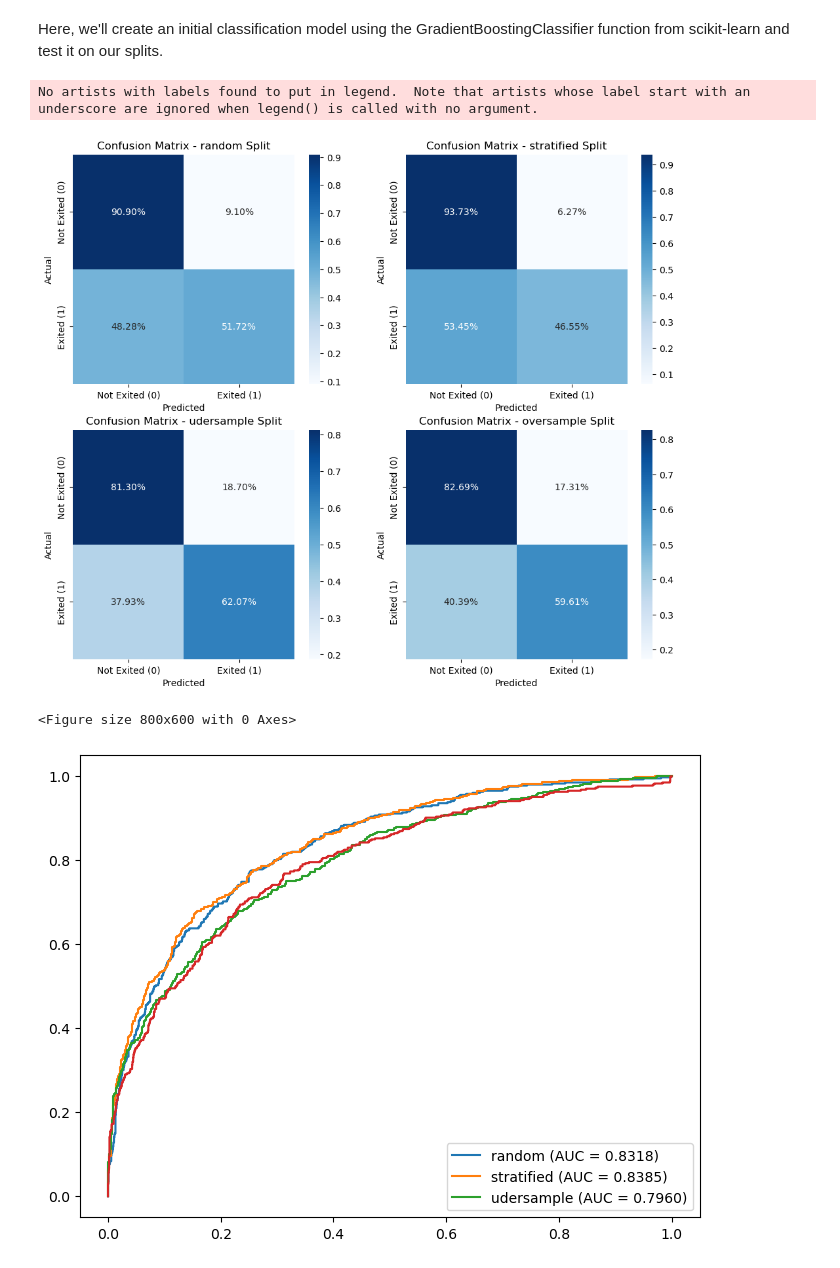
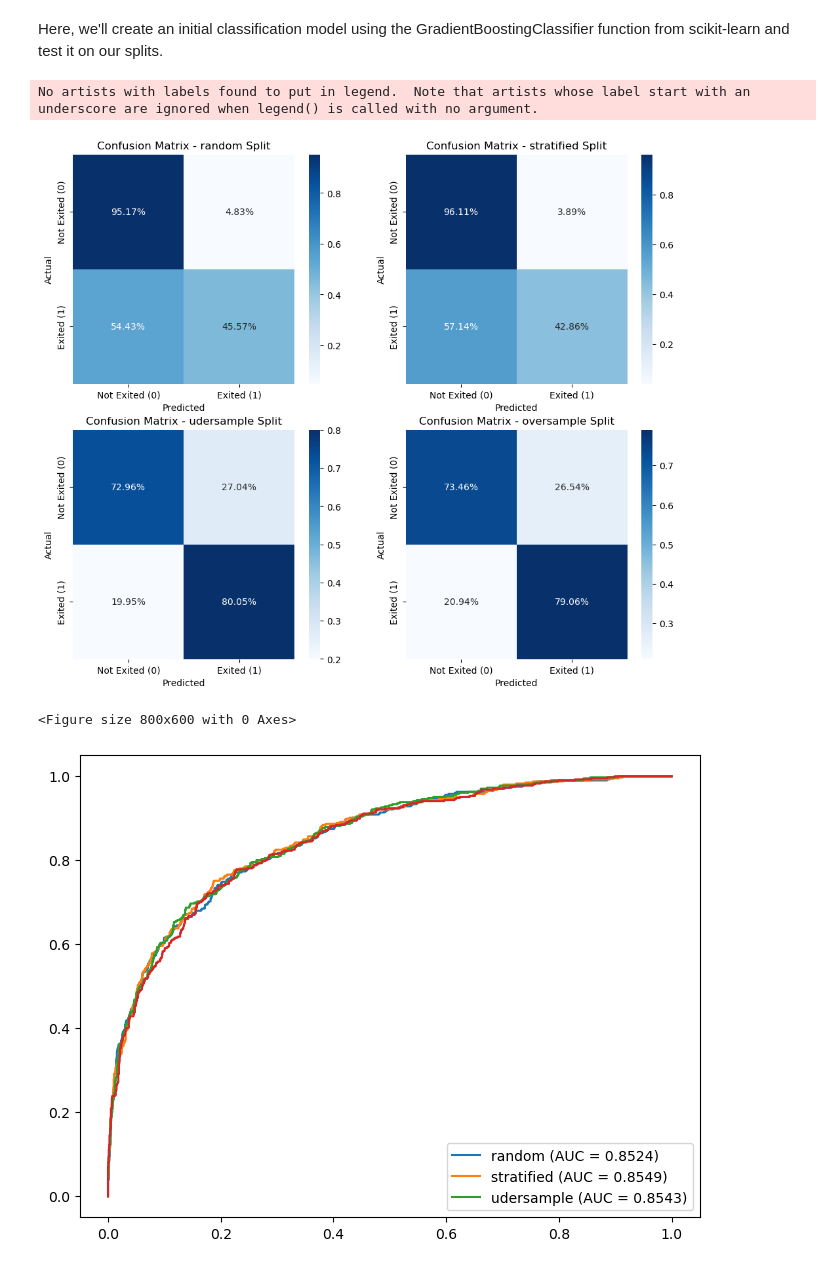
Before and after one commit to djjjones6/Group_Assessment_1, a Jupyter notebook: DaveJ/Gradient Boosting.ipynb, the cells around one changed output. Drawn from its saved outputs; the diff is of its cells as text; code cells hidden in the pictures.

```diff
--- a/DaveJ/Gradient Boosting.ipynb
+++ b/DaveJ/Gradient Boosting.ipynb
@@ -50,7 +50,7 @@ Here, we'll create an initial classification model using the GradientBoostingCla
 # %%
 #We now need to create our Gradient Boosting Classification model
 
-gb_model = GradientBoostingClassifier(n_estimators=100, learning_rate=0.5, max_features=2, max_depth=2, random_state=0)
+gb_model = GradientBoostingClassifier(n_estimators=100, learning_rate=0.1, max_features=2, max_depth=2, random_state=0)
 
 #Create somewhere to store the performance metrics
 performance ={}
@@ -107,33 +107,33 @@ for idx, split in enumerate(split_data):
     fpr, tpr, _ = roc_curve(y_test_raw, y_test_pred_prob)
     roc_auc = roc_auc_score(y_test_raw, y_test_pred_prob)
     plt.legend(loc="lower right")
     plt.plot(fpr, tpr, label=f'{split} (AUC = {roc_auc:.4f})')
 
 
     #Define performance metrics
     performance[split] = {
         'val_accuracy': val_accuracy,
         'test_accuracy': test_accuracy,
          'test_precision_1': precision,
         'test_recall_1': recall,
         'test_f1_score_1': f1_score,
         'false_positives': fp,
         'false_negatives': fn,
         'balanced_accuracy': balanced_acc
     }
 
 #Show the plots
 plt.show()
 
 # Output performance metrics
 for split, perf in performance.items():
     print(f"{split} - Validation Accuracy: {perf['val_accuracy']:.4f}, Test Accuracy: {perf['test_accuracy']:.4f}")
     print(f"{split} - Test Precision (Class 1): {perf['test_precision_1']:.4f}")
     print(f"Test Recall (Class 1): {perf['test_recall_1']:.4f}")
     print(f"Test F1-Score (Class 1): {perf['test_f1_score_1']:.4f}")
     print(f"False Positives: {perf['false_positives']}, False Negatives: {perf['false_negatives']}")
 # %% [output]
 No artists with labels found to put in legend.  Note that artists whose label start with an underscore are ignored when legend() is called with no argument.
-[figure, old version]
+[figure, new version]
 <Figure size 800x600 with 0 Axes>
-[figure, old version]
+[figure, new version]
```
Also changed, not shown: parts of 6 cells of this notebook.
